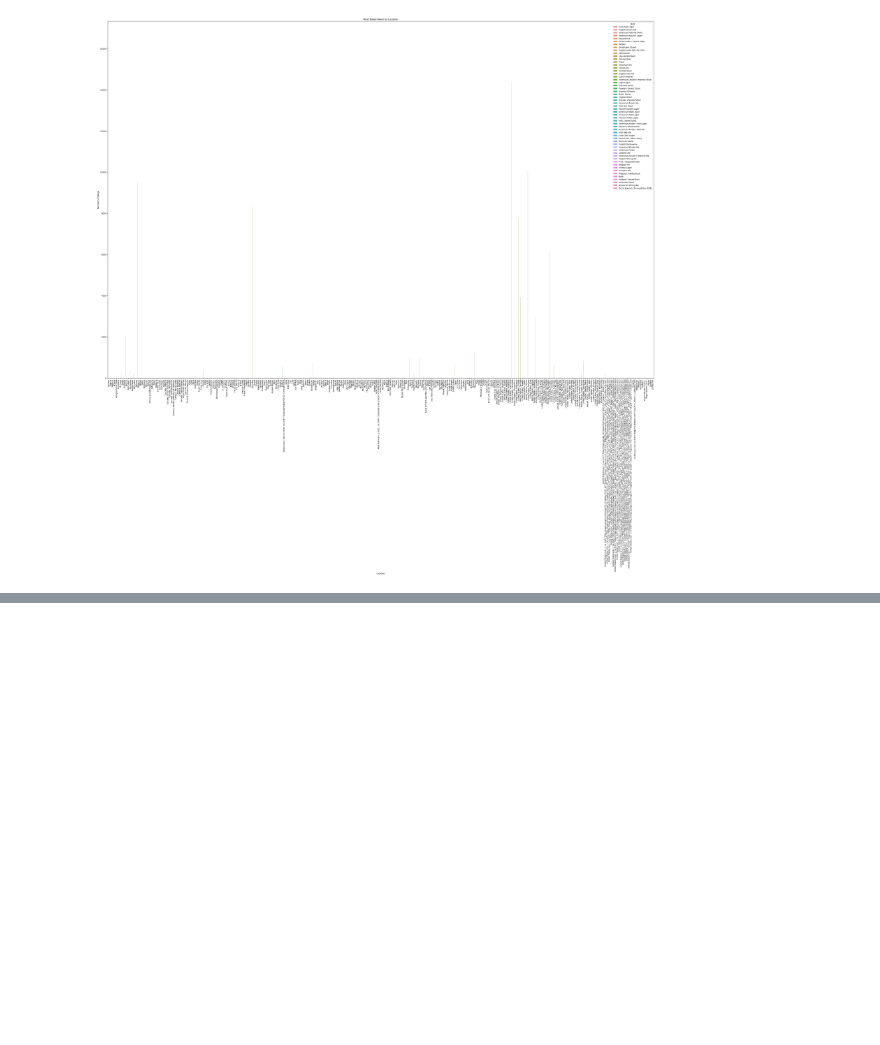
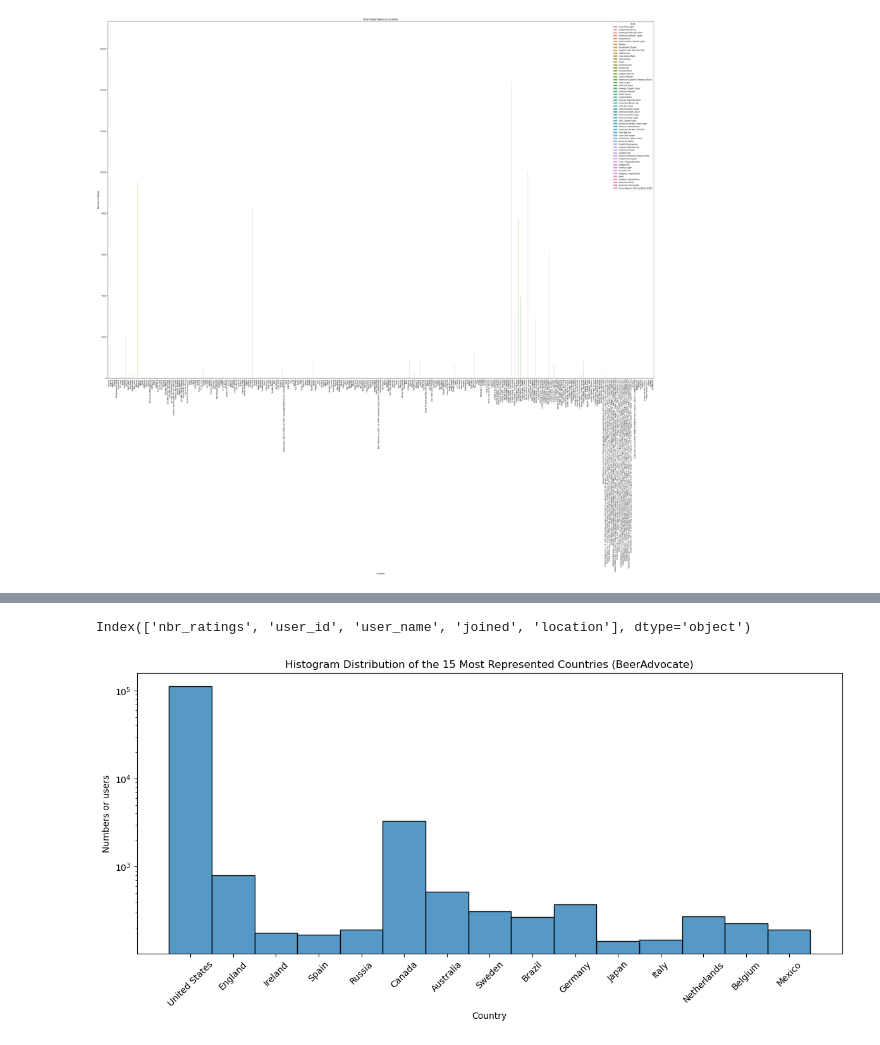
Before and after one commit to epfl-ada/ada-2023-project-dondada, a Jupyter notebook: MilestoneP2.ipynb, the cells around one changed output, grey strips where cells are left out. Cells and saved outputs as stored; diff of their text form; code cells hidden in the pictures; blank space fills up the shorter version.

Commit message:
J'ai ajouté la distribution des users

```diff
--- a/MilestoneP2.ipynb
+++ b/MilestoneP2.ipynb
@@ -423,0 +454,26 @@ plt.show()
+# %%
+print(users_rb.columns)
+# %% [output]
+Index(['nbr_ratings', 'user_id', 'user_name', 'joined', 'location'], dtype='object')
+# %%
+# Group variations of 'United States' in the 'country' column
+users_ba['location'] = users_ba['location'].apply(lambda x: 'United States' if isinstance(x, str) and 'United States' in x else x)
+
+# Get the 15 most represented countries
+top_15_countries = users_ba['location'].value_counts().head(15).index
+
+# Filter your data to include only the top 15 countries
+filtered_data = users_ba[users_ba['location'].isin(top_15_countries)]
+
+# Create a histogram distribution of the top 15 countries
+plt.figure(figsize=(12, 6))
+sns.histplot(data=filtered_data, x='location', discrete=True, stat="count", common_norm=False, log= True)
+plt.title('Histogram Distribution of the 15 Most Represented Countries (BeerAdvocate)')
+plt.xlabel('Country')
+plt.ylabel('Numbers or users')
+
+plt.xticks(rotation=45)  # Rotate x-axis labels for better visibility
+plt.tight_layout()
+plt.show()
+# %% [output]
+[figure, added]
```
Also changed, not shown: parts of 9 cells of this notebook.
